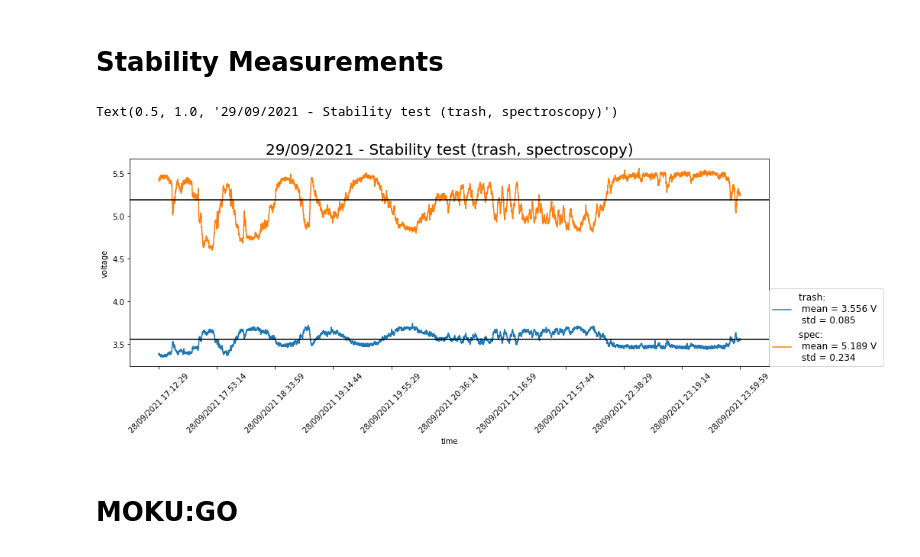
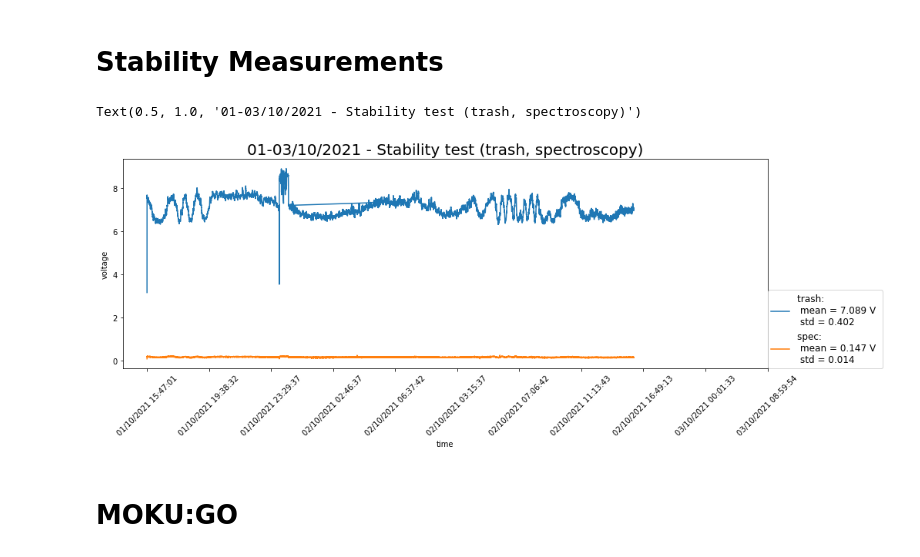
Before and after one commit to synqs/DjangoControlServer, a Jupyter notebook: data/naka.ipynb, the cells around one changed output. Drawn from its saved outputs; the diff is of its cells as text; code cells hidden in the pictures.

```diff
--- a/data/naka.ipynb
+++ b/data/naka.ipynb
@@ -12,36 +12,30 @@ import datetime
 # %% [markdown]
 # Stability Measurements
 # %%
-R1 = 47000.0; R2 = 33000.0;
 # ----- data ----- #
-data = np.flip(np.loadtxt('nakayun2_28_09_2021.csv', delimiter=',', skiprows=1, usecols=[2,3]), axis=0)
-
-#data[:,1:] = data[:,1:] * ((R1 + R2)/R2)
-
-time = np.flip(np.loadtxt('nakayun2_28_09_2021.csv', delimiter=',', skiprows=1, usecols=0, dtype='str'))
+data = np.flip(np.loadtxt('nakayun2_01_10_2021.csv', delimiter=',', skiprows=1, usecols=[1,2]), axis=0)
+time = np.flip(np.loadtxt('nakayun2_01_10_2021.csv', delimiter=',', skiprows=1, usecols=0, dtype='str'))
 
 labels=['trash', 'spec']; col = list(mcolors.TABLEAU_COLORS)
-
-props = dict(boxstyle='round', facecolor='wheat', alpha=1)
-means = []; stds = []
-fig, ax = plt.subplots(figsize=(15,5))
-
-# ----- calculate ----- #
-for i in range(len(data[0,:])):
-    mean = np.round(np.mean(data[:,i]),3); std = np.round(np.std(data[:,i]),3);means.append(mean); stds.append(std)
-
-    # ax.text(1,0.8-i*0.3, labels[i] +': \n mean = ' + str(mean) + ' V \n std = ' + str(std), fontsize=14, transform=ax.transAxes, bbox=props)
-    ax.plot(time, data[:,i], label=labels[i]+': \n mean = ' + str(mean) + ' V \n std = ' + str(std), c=col[i])
-    ax.axhline(mean, c='k')
-
-# ----- plot ----- #
-ax.legend(loc=(1,0), fontsize=12); ax.set_xlabel('time'); ax.set_ylabel('voltage')
-ax.set_xticks(np.arange(0, len(data), int(len(data)/10)))
-ax.set_xticklabels(time[np.arange(0, len(data), int(len(data)/10))], rotation=45)
-ax.set_title('29/09/2021 - Stability test (trash, spectroscopy)', fontsize=20)
-# %% [output]
-Text(0.5, 1.0, '29/09/2021 - Stability test (trash, spectroscopy)')
-[figure, removed]
+# %%
+means = []; stds = []
+fig, ax = plt.subplots(figsize=(15,5))
+
+# ----- calculate ----- #
+for i in range(len(data[0,:])):
+    mean = np.round(np.mean(data[:,i]),3); std = np.round(np.std(data[:,i]),3);means.append(mean); stds.append(std)
+
+    # ax.text(1,0.8-i*0.3, labels[i] +': \n mean = ' + str(mean) + ' V \n std = ' + str(std), fontsize=14, transform=ax.transAxes, bbox=props)
+    ax.plot(time, data[:,i], label=labels[i]+': \n mean = ' + str(mean) + ' V \n std = ' + str(std), c=col[i])
+
+# ----- plot ----- #
+ax.legend(loc=(1,0), fontsize=12); ax.set_xlabel('time'); ax.set_ylabel('voltage')
+ax.set_xticks(np.arange(0, len(time), int(len(time)/10)))
+ax.set_xticklabels(time[np.arange(0, len(data), int(len(data)/10))], rotation=45)
+ax.set_title('01-03/10/2021 - Stability test (trash, spectroscopy)', fontsize=20)
+# %% [output]
+Text(0.5, 1.0, '01-03/10/2021 - Stability test (trash, spectroscopy)')
+[figure, added]
 # %% [markdown]
 # MOKU:GO
 # %%
```
Also changed, not shown: 16 other files.
